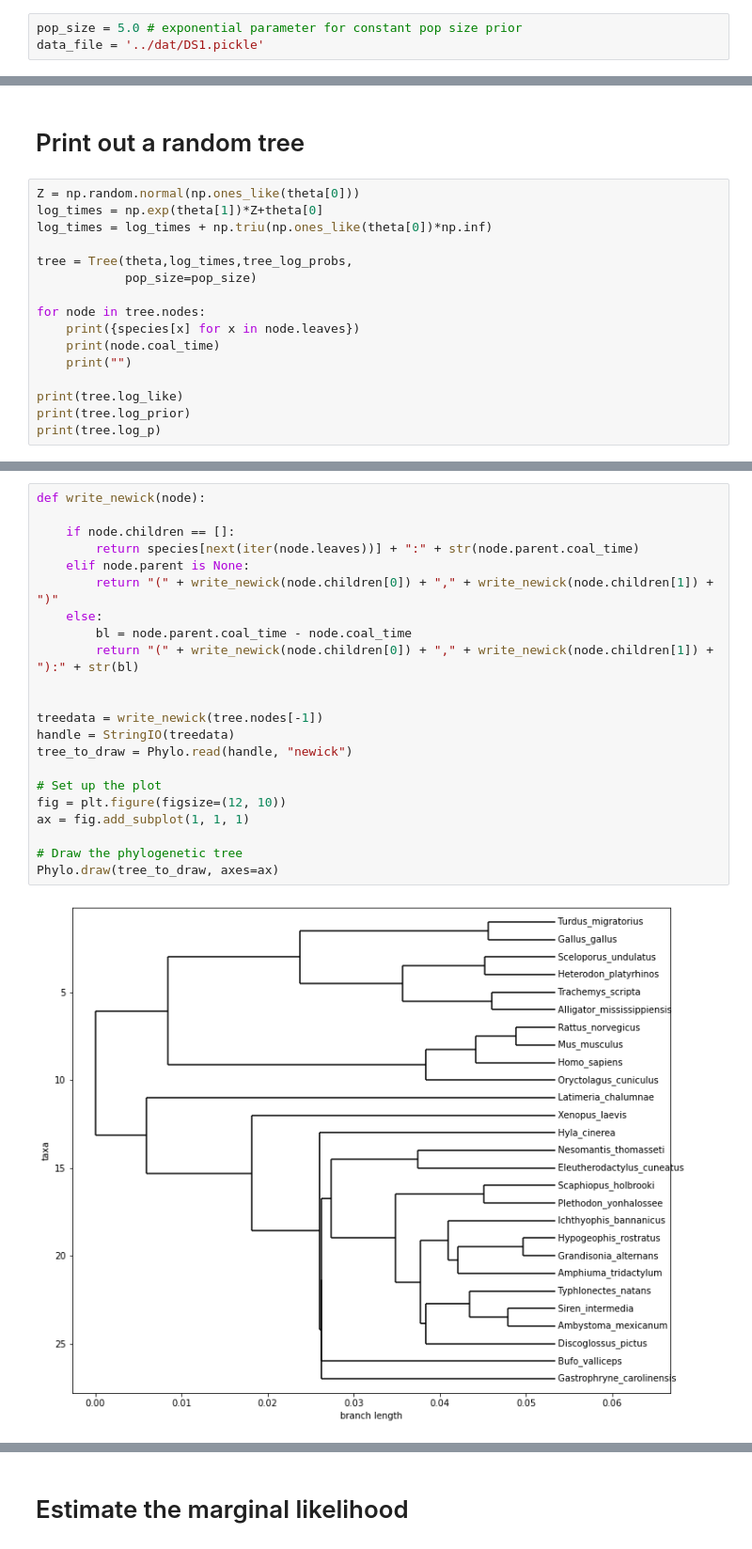
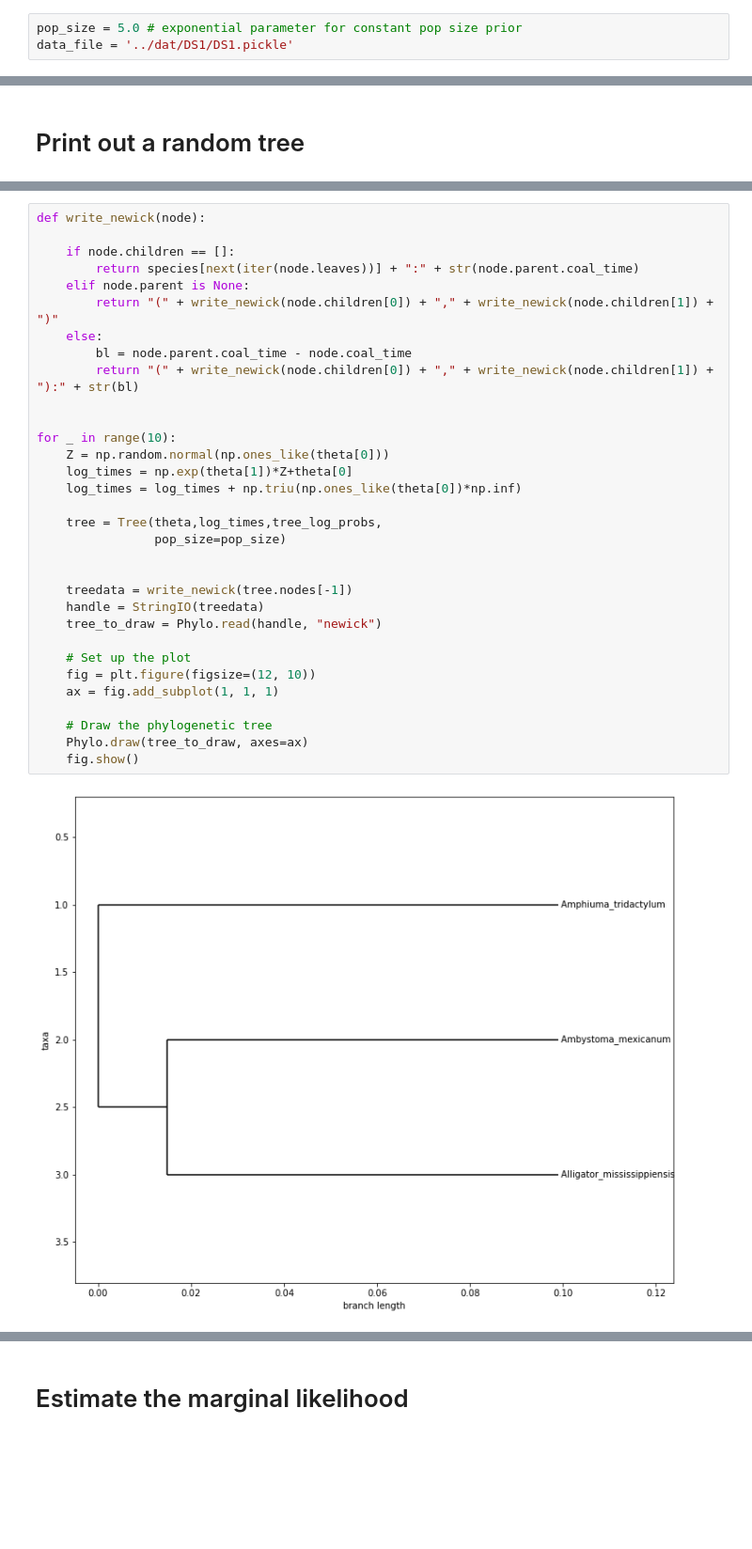
Before and after one commit to EvanSidrow/VIPR, a Jupyter notebook: src/3-taxa-plots.ipynb, the cells around one changed output, grey strips where cells are left out. Shown at 94% size. Cells and saved outputs as stored; diff of their text form; blank space fills up the shorter version.

```diff
--- a/src/3-taxa-plots.ipynb
+++ b/src/3-taxa-plots.ipynb
@@ -24,7 +24,7 @@ warnings.filterwarnings('ignore')
 np.random.seed(0)
 # %%
 pop_size = 5.0 # exponential parameter for constant pop size prior
-data_file = '../dat/DS1.pickle'
+data_file = '../dat/DS1/DS1.pickle'
 # %%
 with open(data_file, 'rb') as f:
     DS1 = pickle.load(f)
@@ -213,18 +192,2 @@ final theta: [[[ 0.          0.          0.         ...  0.          0.
 # %% [markdown]
 # Print out a random tree
-# %%
-Z = np.random.normal(np.ones_like(theta[0]))
-log_times = np.exp(theta[1])*Z+theta[0]
-log_times = log_times + np.triu(np.ones_like(theta[0])*np.inf)
-
-tree = Tree(theta,log_times,tree_log_probs,
-            pop_size=pop_size)
-
-for node in tree.nodes:
-    print({species[x] for x in node.leaves})
-    print(node.coal_time)
-    print("")
-
-print(tree.log_like)
-print(tree.log_prior)
-print(tree.log_p)
@@ -251,24 +194,34 @@ print(tree.log_p)
 # %%
 def write_newick(node):
 
     if node.children == []:
         return species[next(iter(node.leaves))] + ":" + str(node.parent.coal_time)
     elif node.parent is None:
         return "(" + write_newick(node.children[0]) + "," + write_newick(node.children[1]) + ")"
     else:
         bl = node.parent.coal_time - node.coal_time
         return "(" + write_newick(node.children[0]) + "," + write_newick(node.children[1]) + "):" + str(bl)
 
 
-treedata = write_newick(tree.nodes[-1])
-handle = StringIO(treedata)
-tree_to_draw = Phylo.read(handle, "newick")
+for _ in range(10):
+    Z = np.random.normal(np.ones_like(theta[0]))
+    log_times = np.exp(theta[1])*Z+theta[0]
+    log_times = log_times + np.triu(np.ones_like(theta[0])*np.inf)
 
-# Set up the plot
-fig = plt.figure(figsize=(12, 10))
-ax = fig.add_subplot(1, 1, 1)
+    tree = Tree(theta,log_times,tree_log_probs,
+                pop_size=pop_size)
 
-# Draw the phylogenetic tree
-Phylo.draw(tree_to_draw, axes=ax)
+
+    treedata = write_newick(tree.nodes[-1])
+    handle = StringIO(treedata)
+    tree_to_draw = Phylo.read(handle, "newick")
+
+    # Set up the plot
+    fig = plt.figure(figsize=(12, 10))
+    ax = fig.add_subplot(1, 1, 1)
+
+    # Draw the phylogenetic tree
+    Phylo.draw(tree_to_draw, axes=ax)
+    fig.show()
 # %% [output]
-[figure, old version]
+[figure, new version]
```
Also changed, not shown: parts of 61 cells of this notebook, 3 other files.
